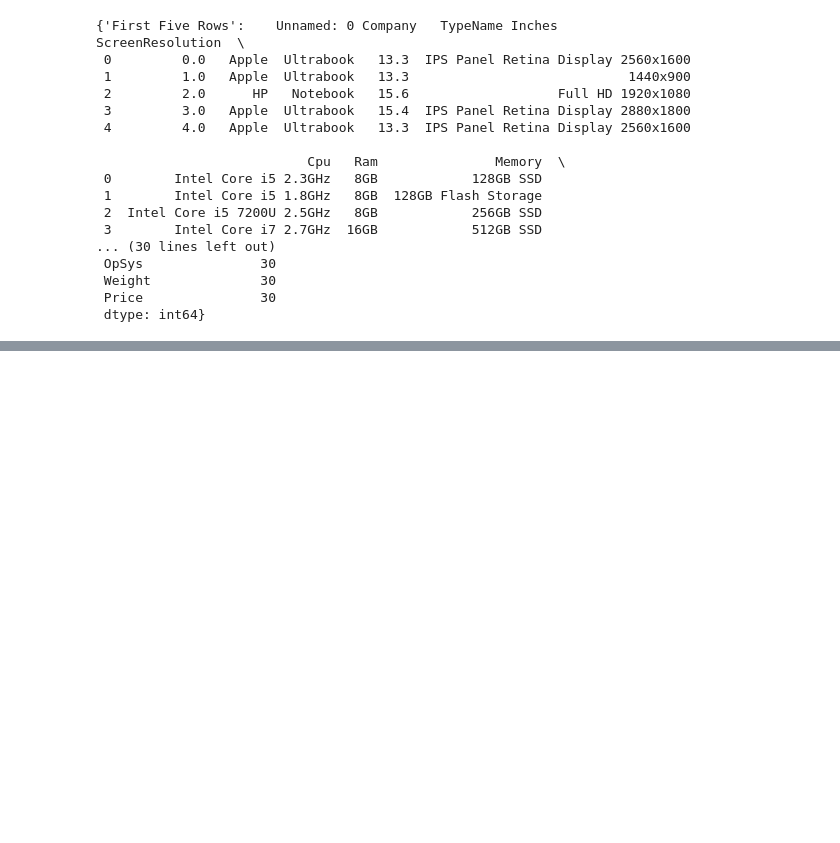
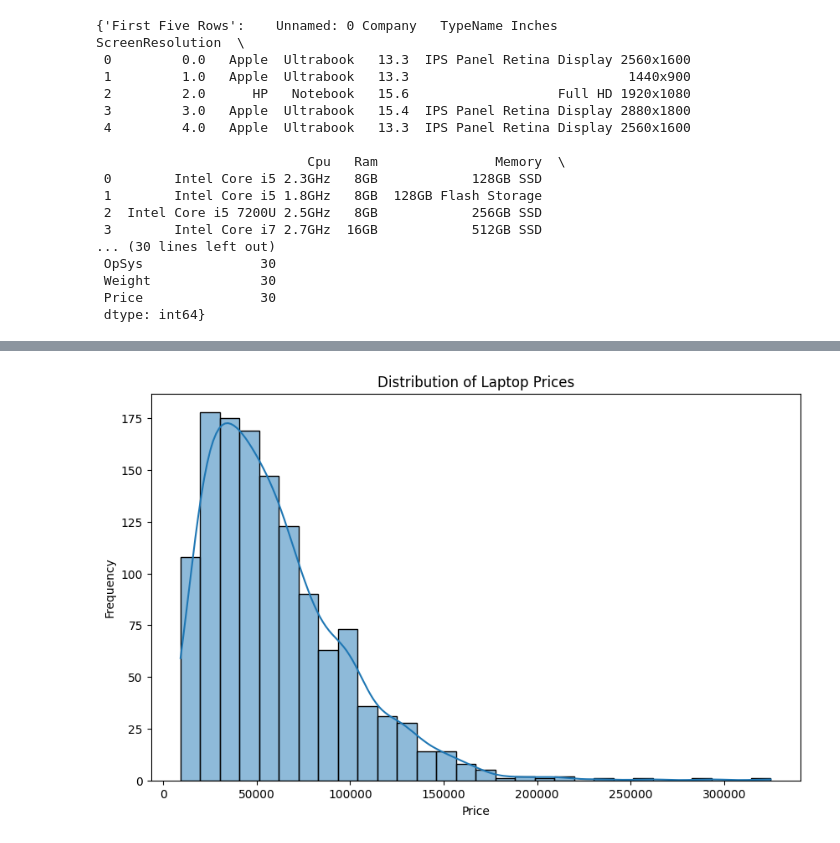
Before and after one commit to ianmuchai/Laptops_Dataset, a Jupyter notebook: laptops_data_project.ipynb, the cells around one changed output, grey strips where cells are left out. Saved outputs shown, nothing was run; the diff lists cells and outputs as text; code cells hidden in the pictures; blank space fills up the shorter version.

```diff
--- a/laptops_data_project.ipynb
+++ b/laptops_data_project.ipynb
@@ -98,0 +51,11 @@ See the caveats in the documentation: https://pandas.pydata.org/pandas-docs/stab
+# %%
+# Convert 'Ram' and 'Weight' to numeric, removing non-numeric characters
+data['Ram'] = pd.to_numeric(data['Ram'].str.replace('GB', ''), errors='coerce')
+data['Weight'] = pd.to_numeric(data['Weight'].str.replace('kg', ''), errors='coerce')
+
+# Drop rows with any NaN values introduced by the conversion
+data = data.dropna()
+
+# Optional: Drop the 'Unnamed: 0' column if it's just an index
+if 'Unnamed: 0' in data.columns:
+    data.drop('Unnamed: 0', axis=1, inplace=True)
@@ -98,0 +113,12 @@ See the caveats in the documentation: https://pandas.pydata.org/pandas-docs/stab
+# %%
+import matplotlib.pyplot as plt
+import seaborn as sns
+
+plt.figure(figsize=(10, 6))
+sns.histplot(data['Price'], kde=True, bins=30)
+plt.title('Distribution of Laptop Prices')
+plt.xlabel('Price')
+plt.ylabel('Frequency')
+plt.show()
+# %% [output]
+[figure, added]
```
Also changed, not shown: parts of 7 cells of this notebook.
